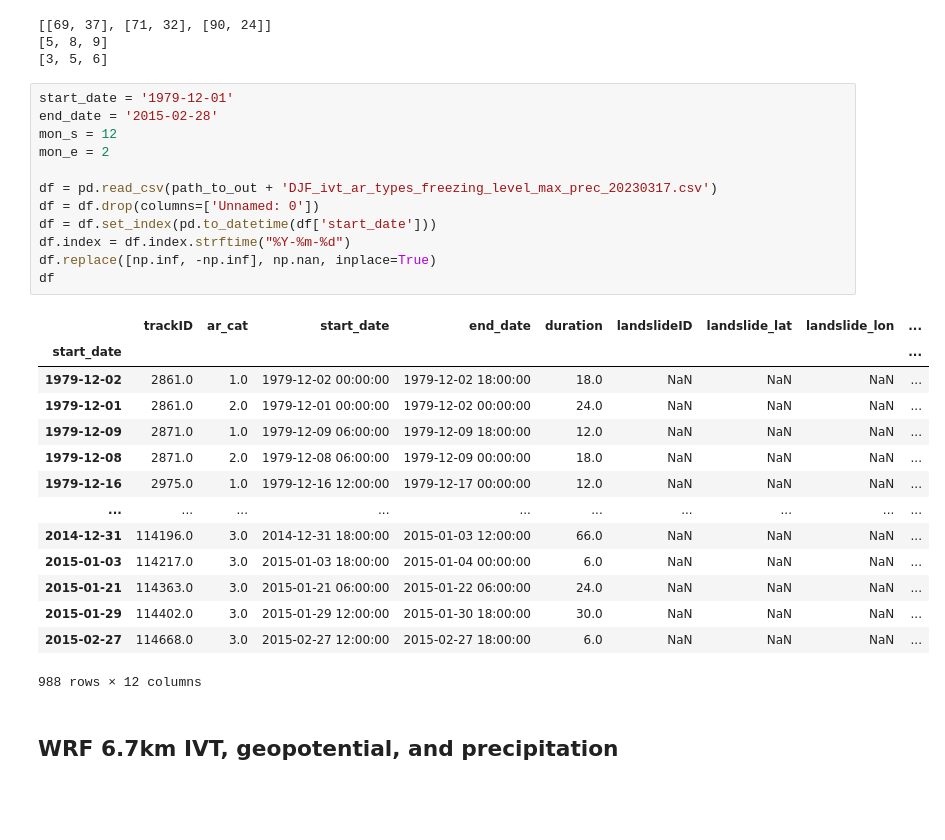
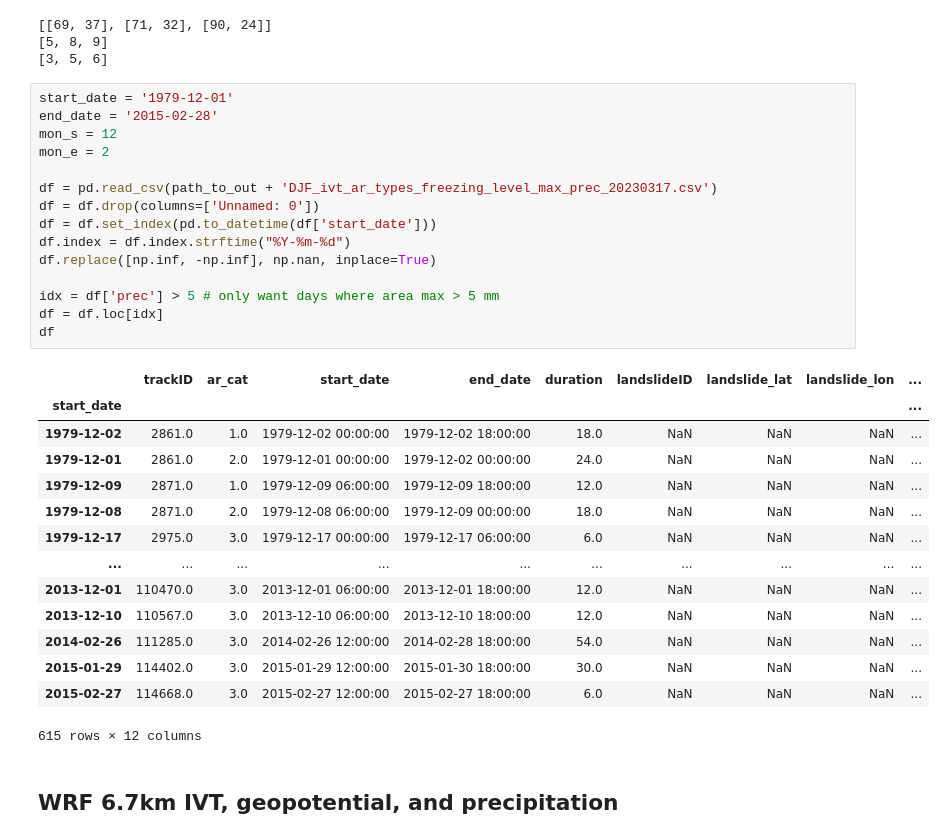
Before and after one commit to dlnash/HMA_AR_freezing_level, a Jupyter notebook: analysis/fig04_freezing_composites.ipynb, the cells around one changed output. Saved outputs shown, nothing was run; the diff lists cells and outputs as text; blank space fills up the shorter version.

```diff
--- a/analysis/fig04_freezing_composites.ipynb
+++ b/analysis/fig04_freezing_composites.ipynb
@@ -70,30 +70,33 @@ print(sr_height)
 # %%
 start_date = '1979-12-01'
 end_date = '2015-02-28'
 mon_s = 12
 mon_e = 2
 
 df = pd.read_csv(path_to_out + 'DJF_ivt_ar_types_freezing_level_max_prec_20230317.csv')
 df = df.drop(columns=['Unnamed: 0'])
 df = df.set_index(pd.to_datetime(df['start_date']))
 df.index = df.index.strftime("%Y-%m-%d")
 df.replace([np.inf, -np.inf], np.nan, inplace=True)
+
+idx = df['prec'] > 5 # only want days where area max > 5 mm
+df = df.loc[idx]
 df
 # %% [output]
 |  | trackID | ar_cat | start_date | end_date | duration | landslideID | landslide_lat | landslide_lon | ... |
 | start_date |  |  |  |  |  |  |  |  | ... |
 | 1979-12-02 | 2861.0 | 1.0 | 1979-12-02 00:00:00 | 1979-12-02 18:00:00 | 18.0 | NaN | NaN | NaN | ... |
 | 1979-12-01 | 2861.0 | 2.0 | 1979-12-01 00:00:00 | 1979-12-02 00:00:00 | 24.0 | NaN | NaN | NaN | ... |
 | 1979-12-09 | 2871.0 | 1.0 | 1979-12-09 06:00:00 | 1979-12-09 18:00:00 | 12.0 | NaN | NaN | NaN | ... |
 | 1979-12-08 | 2871.0 | 2.0 | 1979-12-08 06:00:00 | 1979-12-09 00:00:00 | 18.0 | NaN | NaN | NaN | ... |
-| 1979-12-16 | 2975.0 | 1.0 | 1979-12-16 12:00:00 | 1979-12-17 00:00:00 | 12.0 | NaN | NaN | NaN | ... |
+| 1979-12-17 | 2975.0 | 3.0 | 1979-12-17 00:00:00 | 1979-12-17 06:00:00 | 6.0 | NaN | NaN | NaN | ... |
 | ... | ... | ... | ... | ... | ... | ... | ... | ... | ... |
-| 2014-12-31 | 114196.0 | 3.0 | 2014-12-31 18:00:00 | 2015-01-03 12:00:00 | 66.0 | NaN | NaN | NaN | ... |
-| 2015-01-03 | 114217.0 | 3.0 | 2015-01-03 18:00:00 | 2015-01-04 00:00:00 | 6.0 | NaN | NaN | NaN | ... |
-| 2015-01-21 | 114363.0 | 3.0 | 2015-01-21 06:00:00 | 2015-01-22 06:00:00 | 24.0 | NaN | NaN | NaN | ... |
+| 2013-12-01 | 110470.0 | 3.0 | 2013-12-01 06:00:00 | 2013-12-01 18:00:00 | 12.0 | NaN | NaN | NaN | ... |
+| 2013-12-10 | 110567.0 | 3.0 | 2013-12-10 06:00:00 | 2013-12-10 18:00:00 | 12.0 | NaN | NaN | NaN | ... |
+| 2014-02-26 | 111285.0 | 3.0 | 2014-02-26 12:00:00 | 2014-02-28 18:00:00 | 54.0 | NaN | NaN | NaN | ... |
 | 2015-01-29 | 114402.0 | 3.0 | 2015-01-29 12:00:00 | 2015-01-30 18:00:00 | 30.0 | NaN | NaN | NaN | ... |
 | 2015-02-27 | 114668.0 | 3.0 | 2015-02-27 12:00:00 | 2015-02-27 18:00:00 | 6.0 | NaN | NaN | NaN | ... |
-988 rows × 12 columns
+615 rows × 12 columns
 # %% [markdown]
 ## WRF 6.7km IVT, geopotential, and precipitation
 # %%
```
Also changed, not shown: parts of 5 cells of this notebook, 28 other files.
